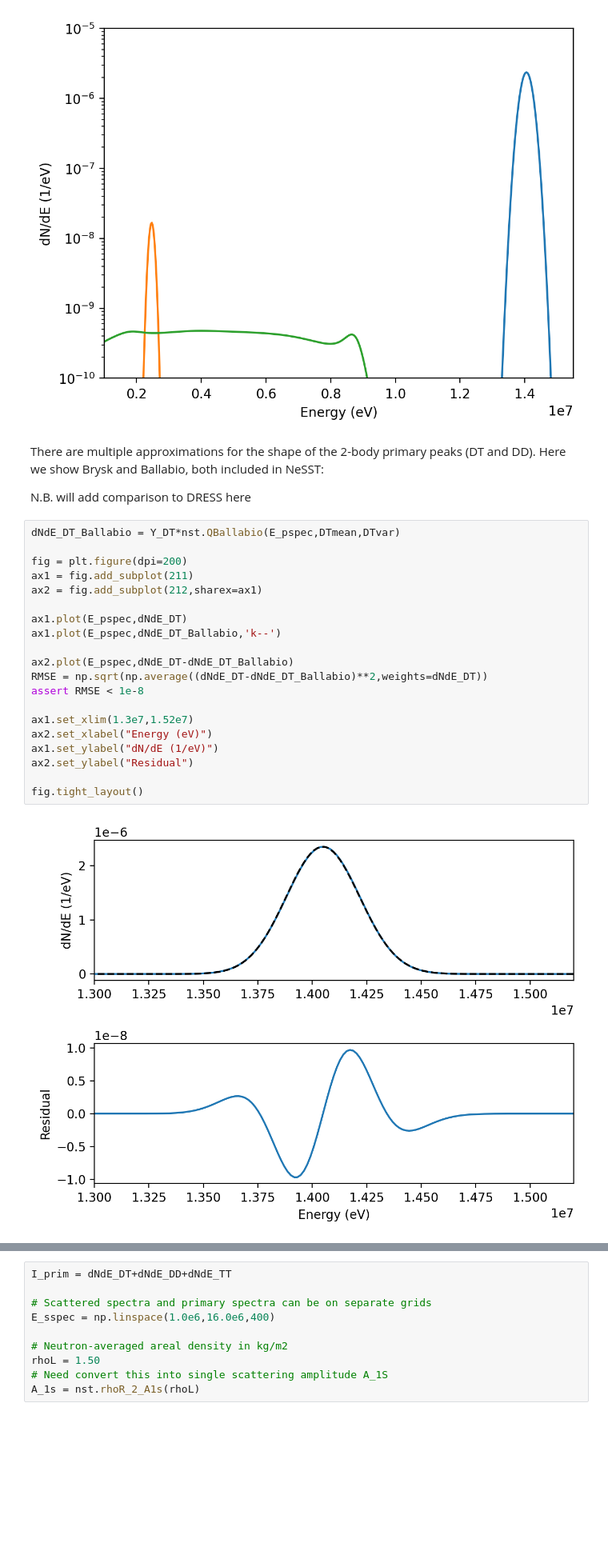
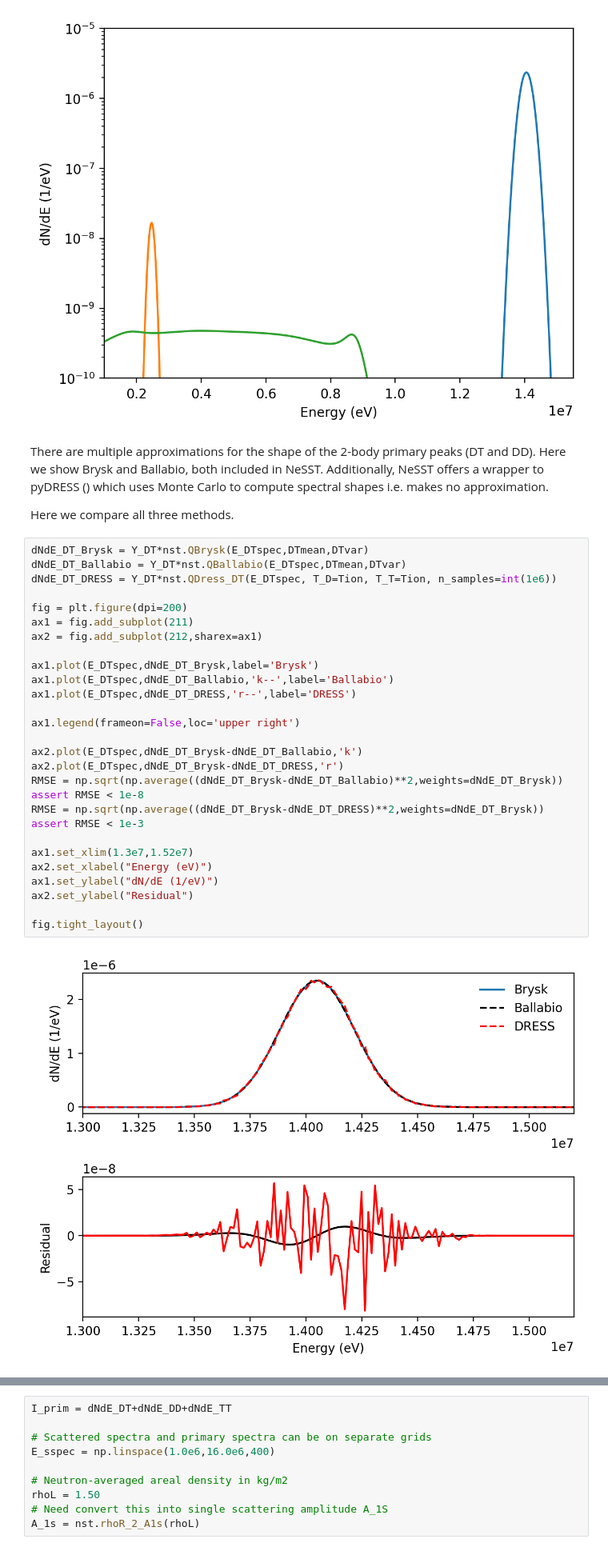
Before and after one commit to aidancrilly/NeSST, a Jupyter notebook: example/NeSST Guide.ipynb, the cells around one changed output, grey strips where cells are left out. Shown at 80% size. Cells and saved outputs as stored; diff of their text form; blank space fills up the shorter version.

```diff
--- a/example/NeSST Guide.ipynb
+++ b/example/NeSST Guide.ipynb
@@ -75,31 +75,39 @@ plt.ylabel("dN/dE (1/eV)")
 Text(0, 0.5, 'dN/dE (1/eV)')
 [figure]
 # %% [markdown]
-There are multiple approximations for the shape of the 2-body primary peaks (DT and DD). Here we show Brysk and Ballabio, both included in NeSST:
+There are multiple approximations for the shape of the 2-body primary peaks (DT and DD). Here we show Brysk and Ballabio, both included in NeSST. Additionally, NeSST offers a wrapper to pyDRESS () which uses Monte Carlo to compute spectral shapes i.e. makes no approximation.
 
-N.B. will add comparison to DRESS here
+Here we compare all three methods.
 # %%
-dNdE_DT_Ballabio = Y_DT*nst.QBallabio(E_pspec,DTmean,DTvar)
+dNdE_DT_Brysk = Y_DT*nst.QBrysk(E_DTspec,DTmean,DTvar)
+dNdE_DT_Ballabio = Y_DT*nst.QBallabio(E_DTspec,DTmean,DTvar)
+dNdE_DT_DRESS = Y_DT*nst.QDress_DT(E_DTspec, T_D=Tion, T_T=Tion, n_samples=int(1e6))
 
 fig = plt.figure(dpi=200)
 ax1 = fig.add_subplot(211)
 ax2 = fig.add_subplot(212,sharex=ax1)
 
-ax1.plot(E_pspec,dNdE_DT)
-ax1.plot(E_pspec,dNdE_DT_Ballabio,'k--')
+ax1.plot(E_DTspec,dNdE_DT_Brysk,label='Brysk')
+ax1.plot(E_DTspec,dNdE_DT_Ballabio,'k--',label='Ballabio')
+ax1.plot(E_DTspec,dNdE_DT_DRESS,'r--',label='DRESS')
 
-ax2.plot(E_pspec,dNdE_DT-dNdE_DT_Ballabio)
-RMSE = np.sqrt(np.average((dNdE_DT-dNdE_DT_Ballabio)**2,weights=dNdE_DT))
+ax1.legend(frameon=False,loc='upper right')
+
+ax2.plot(E_DTspec,dNdE_DT_Brysk-dNdE_DT_Ballabio,'k')
+ax2.plot(E_DTspec,dNdE_DT_Brysk-dNdE_DT_DRESS,'r')
+RMSE = np.sqrt(np.average((dNdE_DT_Brysk-dNdE_DT_Ballabio)**2,weights=dNdE_DT_Brysk))
 assert RMSE < 1e-8
+RMSE = np.sqrt(np.average((dNdE_DT_Brysk-dNdE_DT_DRESS)**2,weights=dNdE_DT_Brysk))
+assert RMSE < 1e-3
 
 ax1.set_xlim(1.3e7,1.52e7)
 ax2.set_xlabel("Energy (eV)")
 ax1.set_ylabel("dN/dE (1/eV)")
 ax2.set_ylabel("Residual")
 
 fig.tight_layout()
 # %% [output]
-[figure, old version]
+[figure, new version]
 # %% [markdown]
 ### Cross sections ###
 
```
Also changed, not shown: 8 other files.
